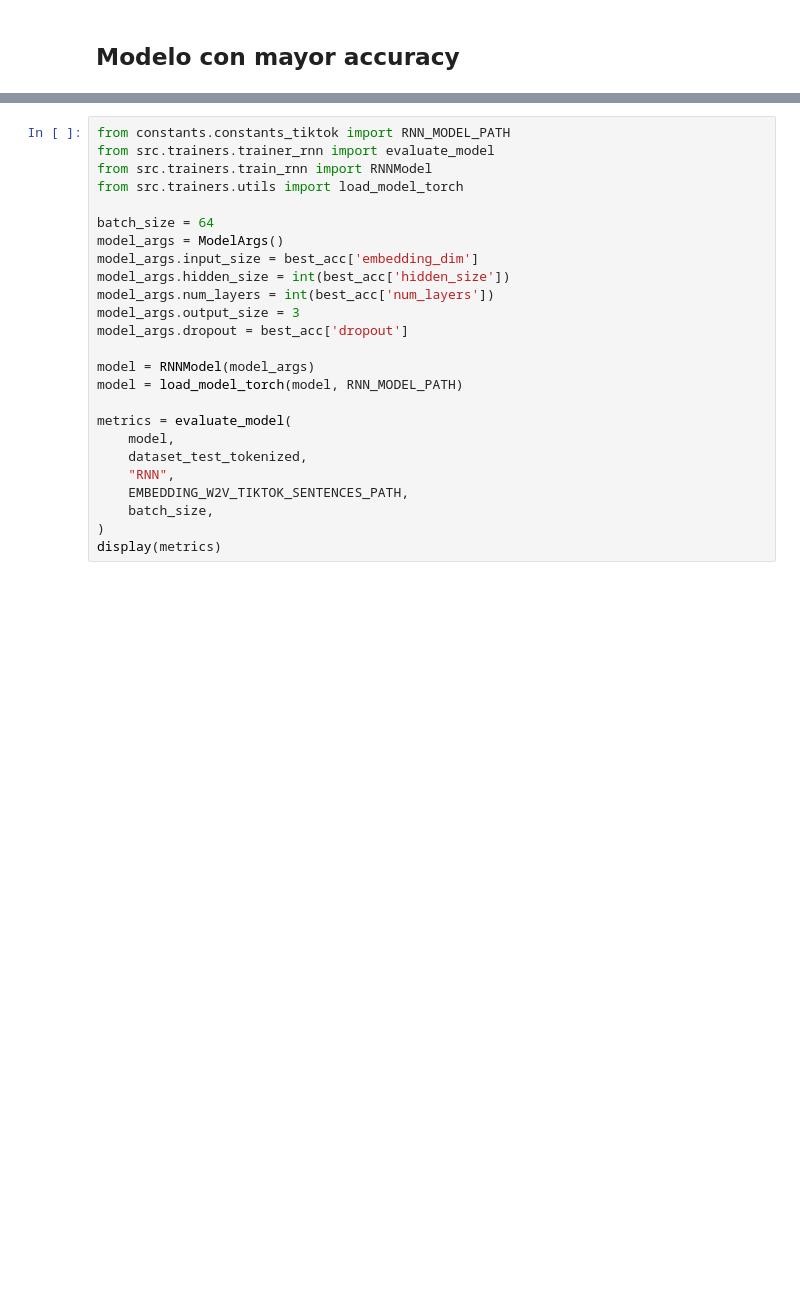
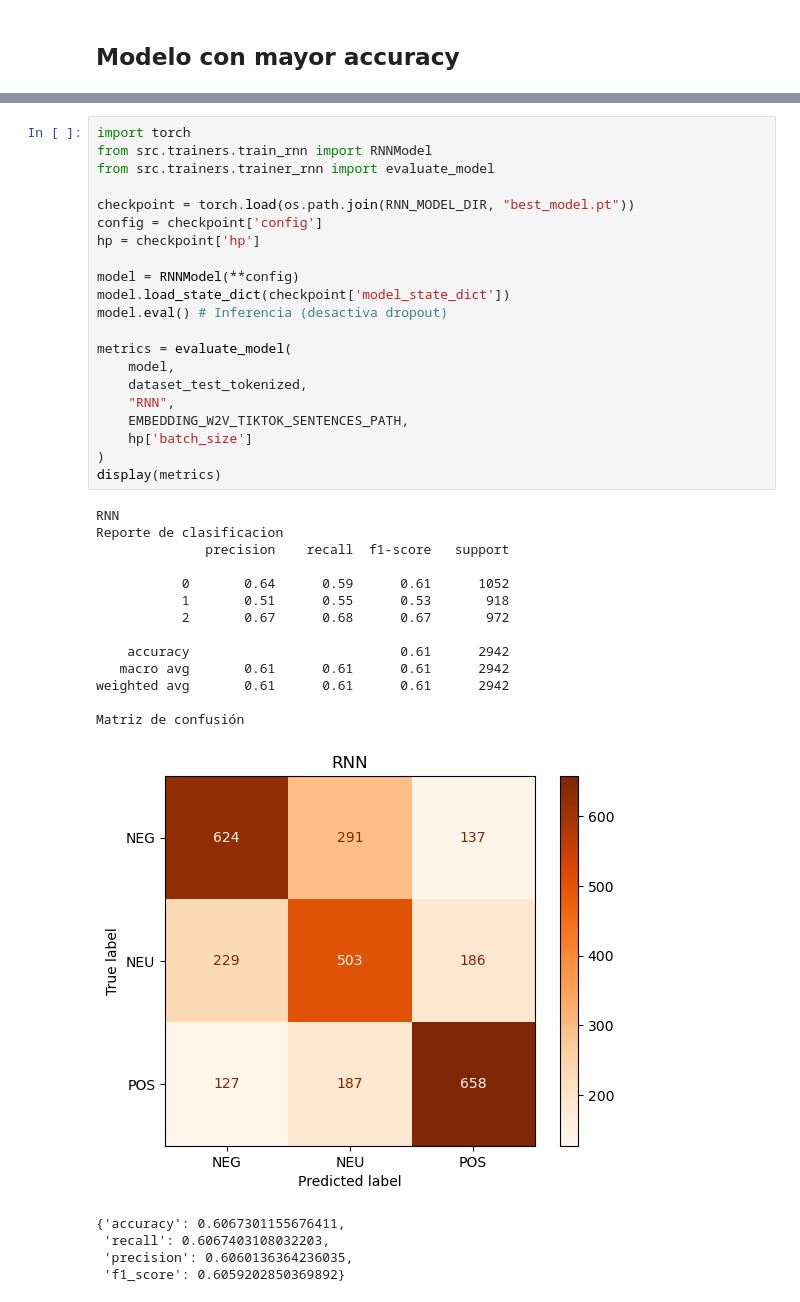
Before and after one commit to diegourielvr/sentiment_analysis, a Jupyter notebook: notebooks/tiktok/08_RNN_tiktok.ipynb, the cells around one changed output, grey strips where cells are left out. Drawn from its saved outputs; the diff is of its cells as text; blank space fills up the shorter version.

```diff
--- a/notebooks/tiktok/08_RNN_tiktok.ipynb
+++ b/notebooks/tiktok/08_RNN_tiktok.ipynb
@@ -108,25 +158,40 @@ print(best_acc)
 # %%
-from constants.constants_tiktok import RNN_MODEL_PATH
+import torch
+from src.trainers.train_rnn import RNNModel
 from src.trainers.trainer_rnn import evaluate_model
-from src.trainers.train_rnn import RNNModel
-from src.trainers.utils import load_model_torch
 
-batch_size = 64
-model_args = ModelArgs()
-model_args.input_size = best_acc['embedding_dim']
-model_args.hidden_size = int(best_acc['hidden_size'])
-model_args.num_layers = int(best_acc['num_layers'])
-model_args.output_size = 3
-model_args.dropout = best_acc['dropout']
+checkpoint = torch.load(os.path.join(RNN_MODEL_DIR, "best_model.pt"))
+config = checkpoint['config']
+hp = checkpoint['hp']
 
-model = RNNModel(model_args)
-model = load_model_torch(model, RNN_MODEL_PATH)
+model = RNNModel(**config)
+model.load_state_dict(checkpoint['model_state_dict'])
+model.eval() # Inferencia (desactiva dropout)
 
 metrics = evaluate_model(
     model,
     dataset_test_tokenized,
     "RNN",
     EMBEDDING_W2V_TIKTOK_SENTENCES_PATH,
-    batch_size,
+    hp['batch_size']
 )
 display(metrics)
+# %% [output]
+RNN
+Reporte de clasificacion
+              precision    recall  f1-score   support
+
+           0       0.64      0.59      0.61      1052
+           1       0.51      0.55      0.53       918
+           2       0.67      0.68      0.67       972
+
+    accuracy                           0.61      2942
+   macro avg       0.61      0.61      0.61      2942
+weighted avg       0.61      0.61      0.61      2942
+
+Matriz de confusión
+[figure, added]
+{'accuracy': 0.6067301155676411,
+ 'recall': 0.6067403108032203,
+ 'precision': 0.6060136364236035,
+ 'f1_score': 0.6059202850369892}
```
Also changed, not shown: parts of 8 cells of this notebook, 13 other files.
